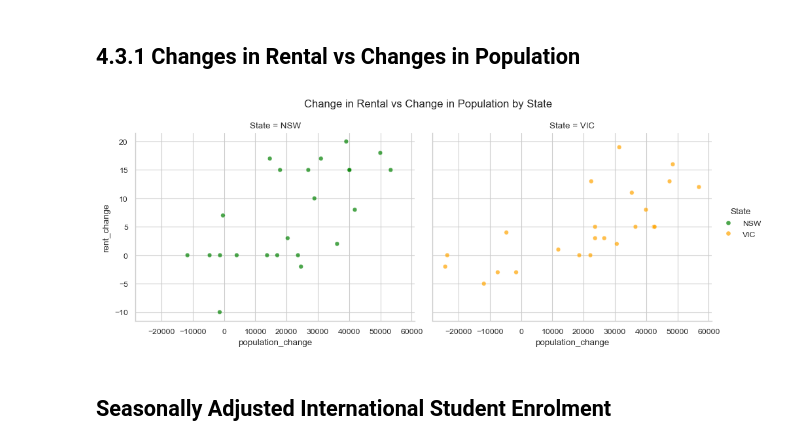
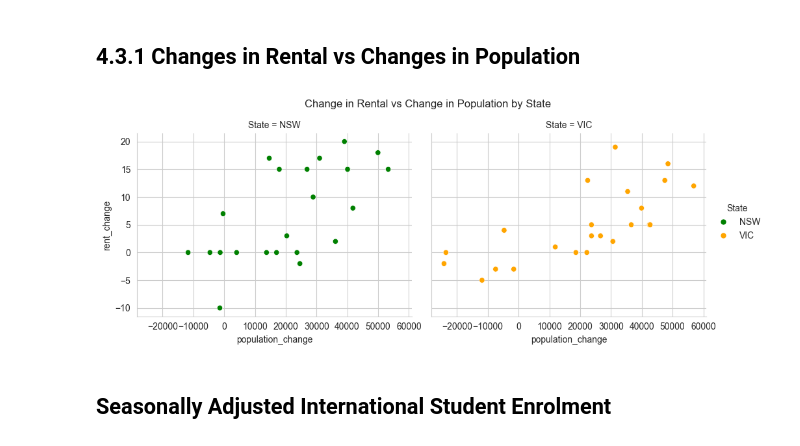
Before and after one commit to aliffhmzah/ecc3479-project, a Jupyter notebook: code/analysis.ipynb, the cells around one changed output. Drawn from its saved outputs; the diff is of its cells as text; code cells hidden in the pictures.

Commit message:
update the plot

```diff
--- a/code/analysis.ipynb
+++ b/code/analysis.ipynb
@@ -459,35 +457,34 @@ output_dir.mkdir(parents=True, exist_ok=True)
 df = pd.read_csv("../data/clean/master_dataset.csv")
 
 # --- CREATE CHANGE VARIABLES ---
 df["rent_change"] = df.groupby("State")["Rental"].diff()
 df["population_change"] = df.groupby("State")["Population"].diff()
 
 # --- DROP MISSING VALUES ---
 df = df.dropna(subset=["rent_change", "population_change"])
 
 # --- PLOT (FACET BY STATE) ---
 sns.set_style("whitegrid")
 
 g = sns.relplot(
     data=df,
     x="population_change",
     y="rent_change",
     col="State",   # 👈 facet here
     hue="State",
     palette={"NSW": "green", "VIC": "orange"},
     height=4,
     aspect=1.2,
-    alpha=0.7
 )
 
 g.fig.suptitle("Change in Rental vs Change in Population by State", fontsize=12)
 g.fig.subplots_adjust(top=0.85)
 
 # --- SAVE & SHOW ---
 plt.savefig(output_dir / "09_changesrental_vs_changespopulation.png", dpi=300, bbox_inches="tight")
 plt.show()
 # %% [output]
-[figure, old version]
+[figure, new version]
 # %% [markdown]
 ## Seasonally Adjusted International Student Enrolment
 # %%
```
Also changed, not shown: parts of 3 cells of this notebook, 6 other files.
